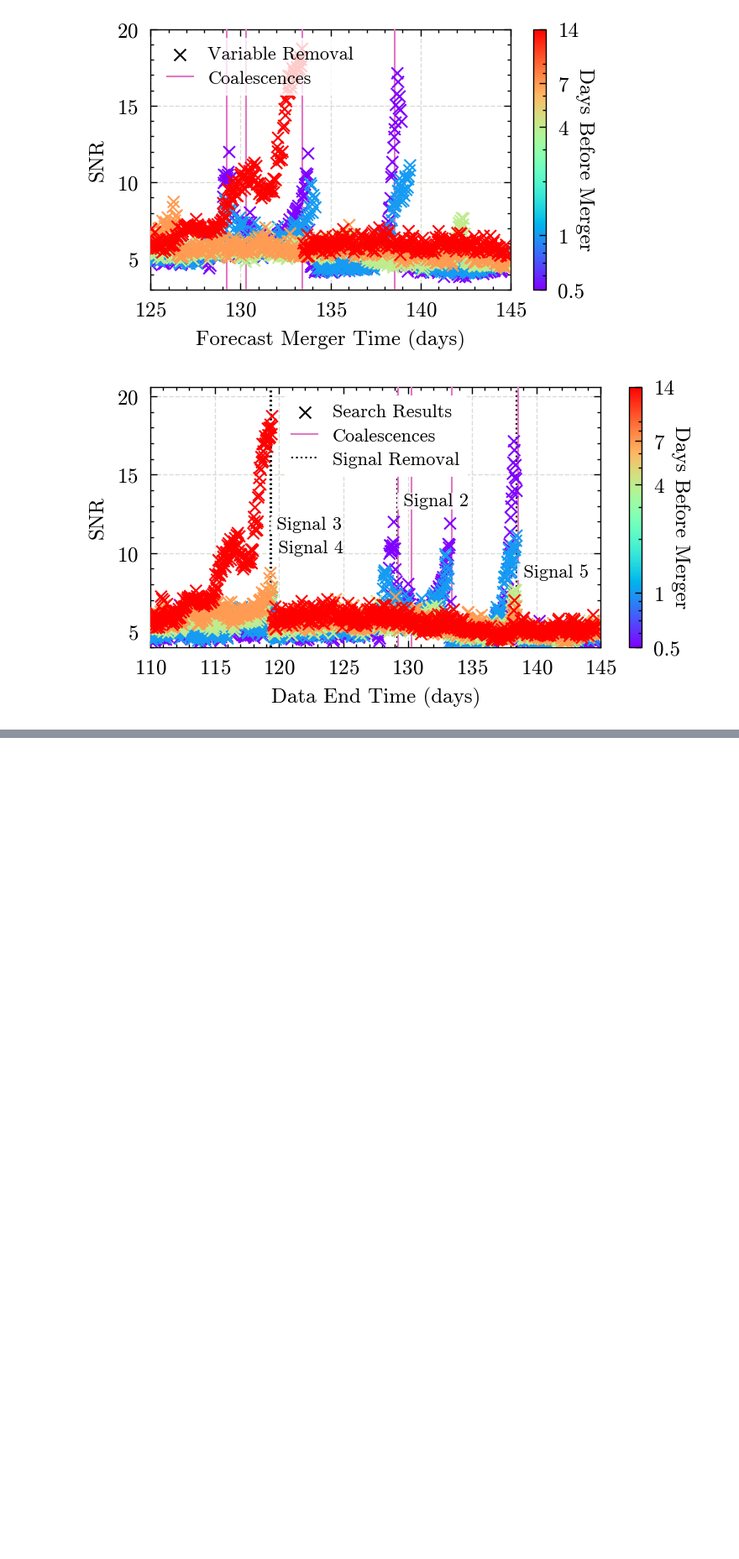
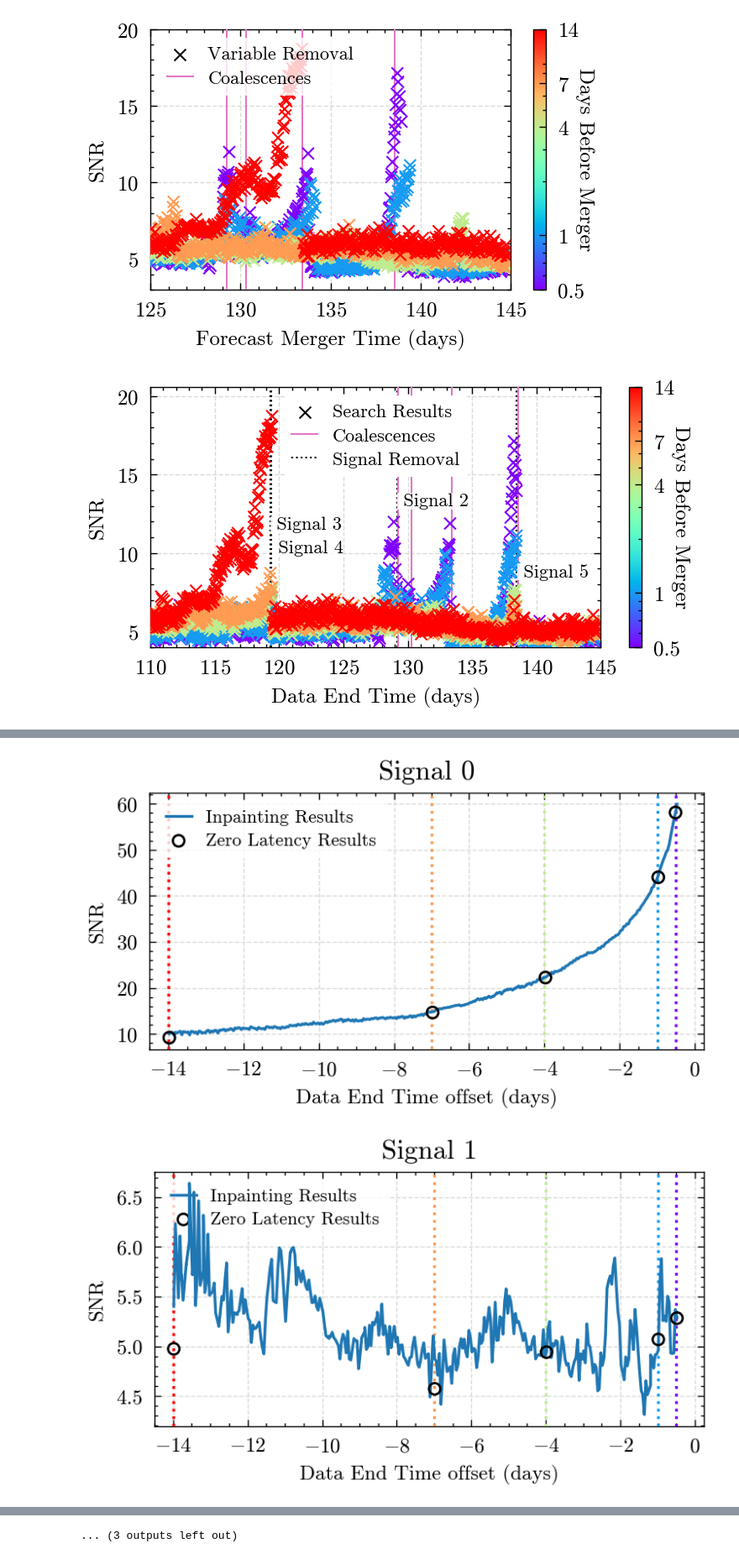
Before and after one commit to icg-gravwaves/lisa_premerger_sangria, a Jupyter notebook: search/inpainting_runs/plot_focused_data_results.ipynb, the cells around one changed output, grey strips where cells are left out. Shown at 84% size. Cells and saved outputs as stored; diff of their text form; code cells hidden in the pictures; blank space fills up the shorter version.

```diff
--- a/search/inpainting_runs/plot_focused_data_results.ipynb
+++ b/search/inpainting_runs/plot_focused_data_results.ipynb
@@ -259,0 +261,78 @@ fig.savefig(f'{paper_plots_dir}/figure_X_signal_{example_signal}_timeline.png',
+# %%
+
+for example_signal in np.arange(15):
+
+    # Filter the zero latency results to only use the closest point for each time before merger
+    zl_results_data_end_time = []
+    zl_results_snr = []
+
+    for t_before in times_before:
+        this_t = results_zero_latency['time_before'] == t_before
+        closest_match = np.argmin(
+            abs(results_zero_latency['time'][this_t] - truth_times_s[example_signal])
+        )
+        zl_results_data_end_time.append(results_zero_latency['data_end_time'][this_t][closest_match])
+        zl_results_snr.append(results_zero_latency['snr'][this_t][closest_match])
+
+    zl_results_data_end_time = np.array(zl_results_data_end_time)
+    zl_results_snr = np.array(zl_results_snr)
+
+    width = plt.rcParams["figure.figsize"][0] * 1.25
+    height = plt.rcParams["figure.figsize"][1]
+
+    fig, ax = plt.subplots(1, figsize=(width, height),)
+
+
+    ip_times_before = np.unique(results_estimate_all['time_before'])
+    ip_results_data_end_time = []
+    ip_results_snr = []
+    for t_before in ip_times_before:
+        this_t = results_estimate_all['time_before'] == t_before
+        closest_match = np.argmin(
+            abs(results_estimate_all['time'][this_t] - truth_times_s[example_signal])
+        )
+        ip_results_data_end_time.append(results_estimate_all['data_end_time'][this_t][closest_match])
+        ip_results_snr.append(results_estimate_all['snr'][this_t][closest_match])
+
+    ax.plot(
+        (ip_results_data_end_time - truth_times_s[example_signal]) / 86400,
+        ip_results_snr,
+        linewidth=1.25,
+        color='tab:blue',
+        label='Inpainting Results',
+        zorder=10
+    )
+
+    ax.scatter(
+        (zl_results_data_end_time - truth_times_s[example_signal]) / 86400,
+        zl_results_snr,
+        edgecolor='k',
+        marker='o',
+        facecolors='none',
+        label='Zero Latency Results',
+        zorder=20
+
+    )
+
+    sm = plotting_utils.get_sm(vmin=min(times_before), vmax=max(times_before))
+
+    for time_before in times_before:
+        ax.axvline(
+            -time_before,
+            c=sm.to_rgba(time_before),
+            linestyle=':',
+            linewidth=1.25,
+            zorder=5
+        )
+
+    ax.grid(zorder=0)
+    ax.set_xlim(-14.5, 0.25)
+    ax.set_title(f'Signal {example_signal}')
+    ax.legend(loc='upper left')
+    ax.set_ylabel('SNR')
+    ax.set_xlabel('Data End Time offset (days)')
+    fig.show()
+    fig.savefig(f'plots/signal_{example_signal}_end_timeline.png')
+# %% [output]
+[figure, added]
+[figure, added]
@@ -259,0 +349 @@ fig.savefig(f'{paper_plots_dir}/figure_X_signal_{example_signal}_timeline.png',
+... (3 outputs left out)
```
Also changed, not shown: parts of 2 cells of this notebook, 1 other file.
